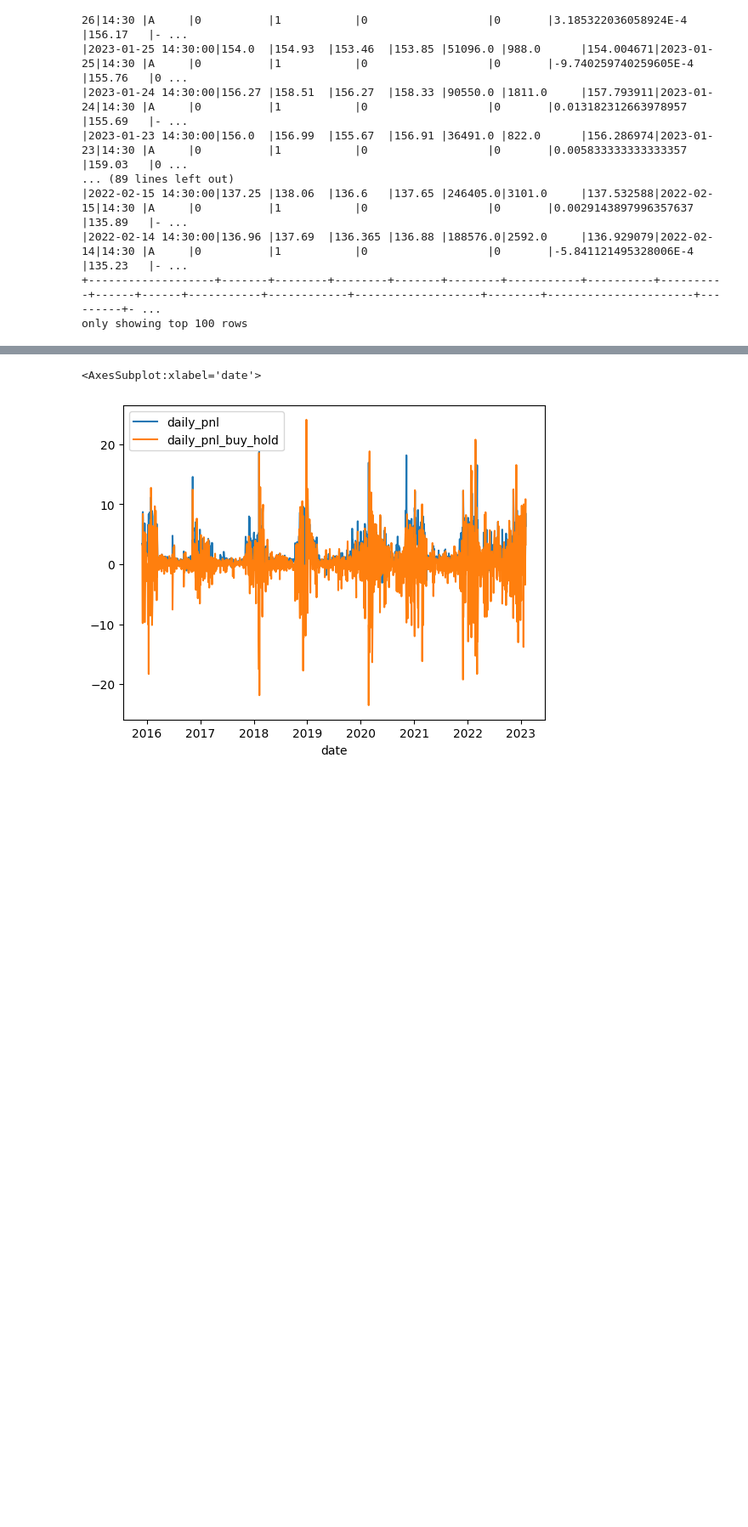
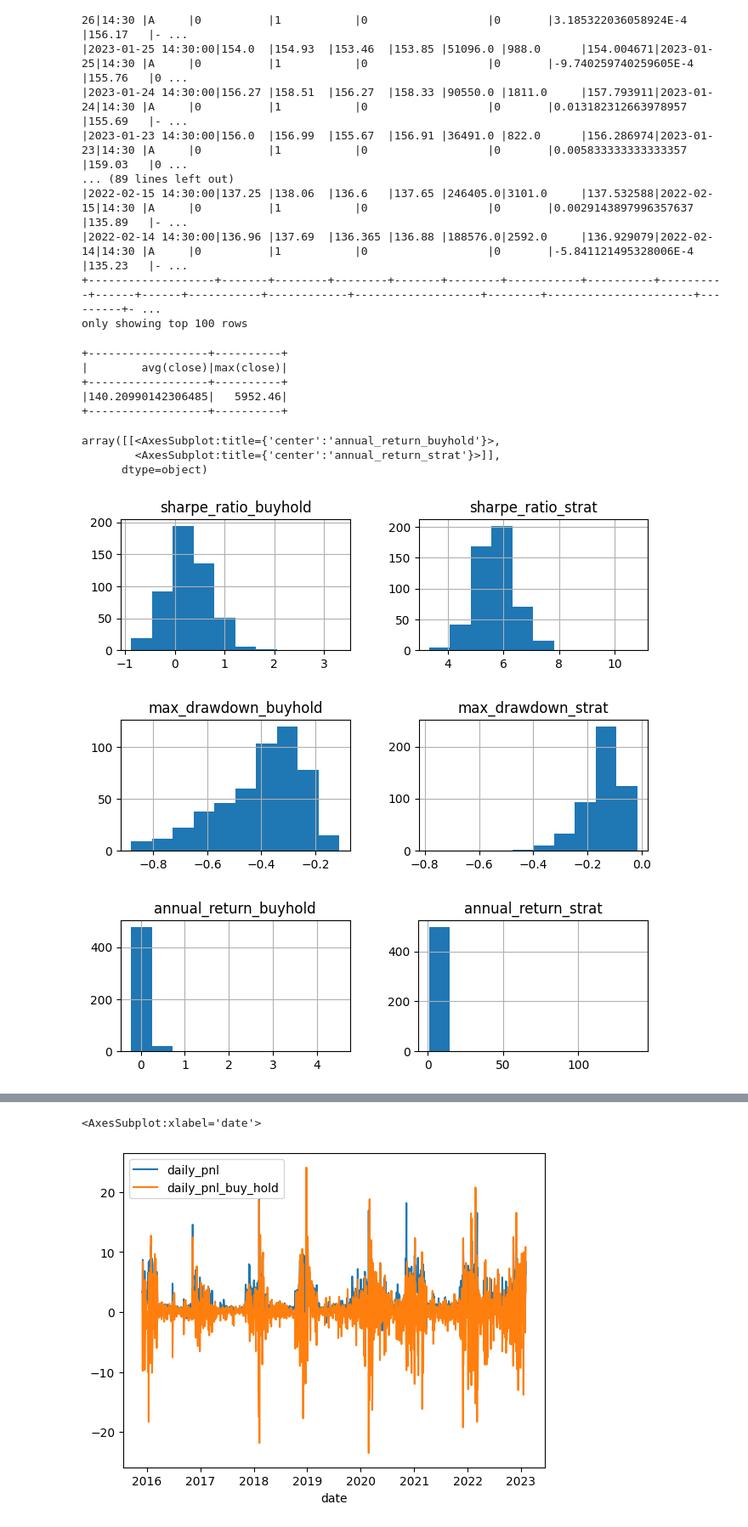
Before and after one commit to aws-samples/quant-research, a Jupyter notebook: src/notebooks/quant_research_examples/intraday_momentum.ipynb, the cells around one changed output, grey strips where cells are left out. Shown: that part at 85% size. Drawn from its saved outputs; the diff is of its cells as text; code cells hidden in the pictures; blank space fills up the shorter version.

```diff
--- a/src/notebooks/quant_research_examples/intraday_momentum.ipynb
+++ b/src/notebooks/quant_research_examples/intraday_momentum.ipynb
@@ -717,7 +702,14 @@ annual_volatility_buyhold double,annual_volatility_strat double,annual_volatilit
 sharpe_ratio_buyhold double,sharpe_ratio_strat double,sharpe_ratio_diff double,stability_buyhold double,\
 stability_strat double,stability_diff double,max_drawdown_buyhold double,max_drawdown_strat double,\
 max_drawdown_diff double,symbol string,comment string'
-perf_stats_df=first_last_df.groupBy('symbol').applyInPandas(get_perf_stats, schema=panda_udf_schema )
+perf_stats_df=first_last_df.where(py_f.col(f"symbol").isin(mdg.sp500)).groupBy('symbol').applyInPandas(get_perf_stats, schema=panda_udf_schema )
+first_last_df.where(py_f.col(f"symbol").isin(mdg.sp500)).agg(py_f.mean(py_f.col('close')),py_f.max(py_f.col('close'))).show()
+# %% [output]
++------------------+----------+
+|        avg(close)|max(close)|
++------------------+----------+
+|140.20990142306485|   5952.46|
++------------------+----------+
 # %%
 #perf_stats_df.show()
 perf_stats_pd = perf_stats_df.toPandas()
@@ -726,0 +716,12 @@ mdg.parquet_file_out
+# %%
+fig_x,fig_y=8,2
+perf_stats_pd.query(f'annual_return_strat>-10000 and annual_return_strat<10000')[['sharpe_ratio_buyhold','sharpe_ratio_strat']].hist(bins=10,figsize=(fig_x,fig_y))
+perf_stats_pd.query(f'annual_return_strat>-10000 and annual_return_strat<10000')[['max_drawdown_buyhold','max_drawdown_strat']].hist(bins=10,figsize=(fig_x,fig_y))
+(perf_stats_pd.query(f'annual_return_strat>-10000 and annual_return_strat<10000')[['annual_return_buyhold','annual_return_strat']]*1).hist(bins=10,figsize=(fig_x,fig_y))
+# %% [output]
+array([[<AxesSubplot:title={'center':'annual_return_buyhold'}>,
+        <AxesSubplot:title={'center':'annual_return_strat'}>]],
+      dtype=object)
+[figure, added]
+[figure, added]
+[figure, added]
```
Also changed, not shown: parts of 10 cells of this notebook.
